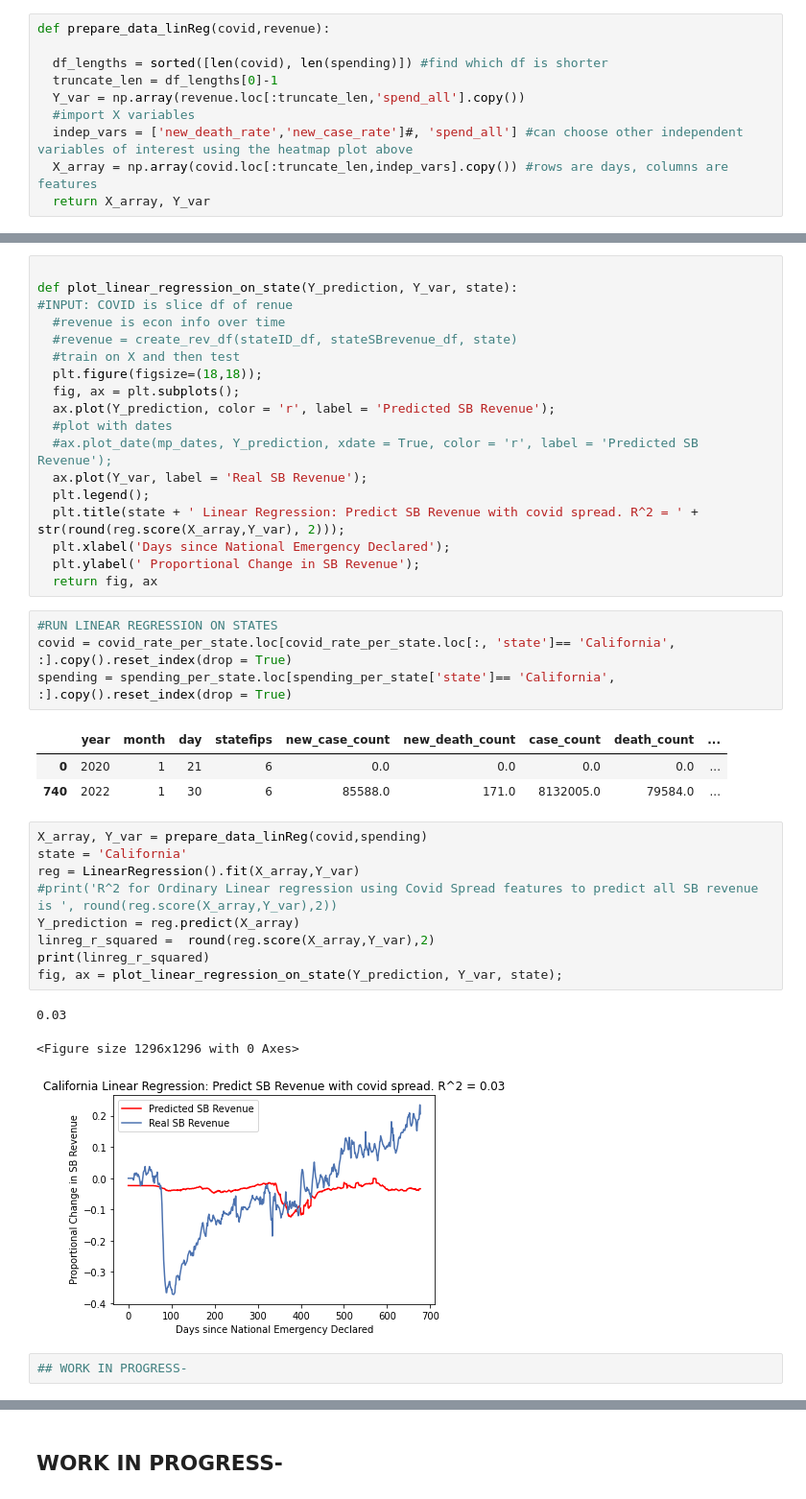
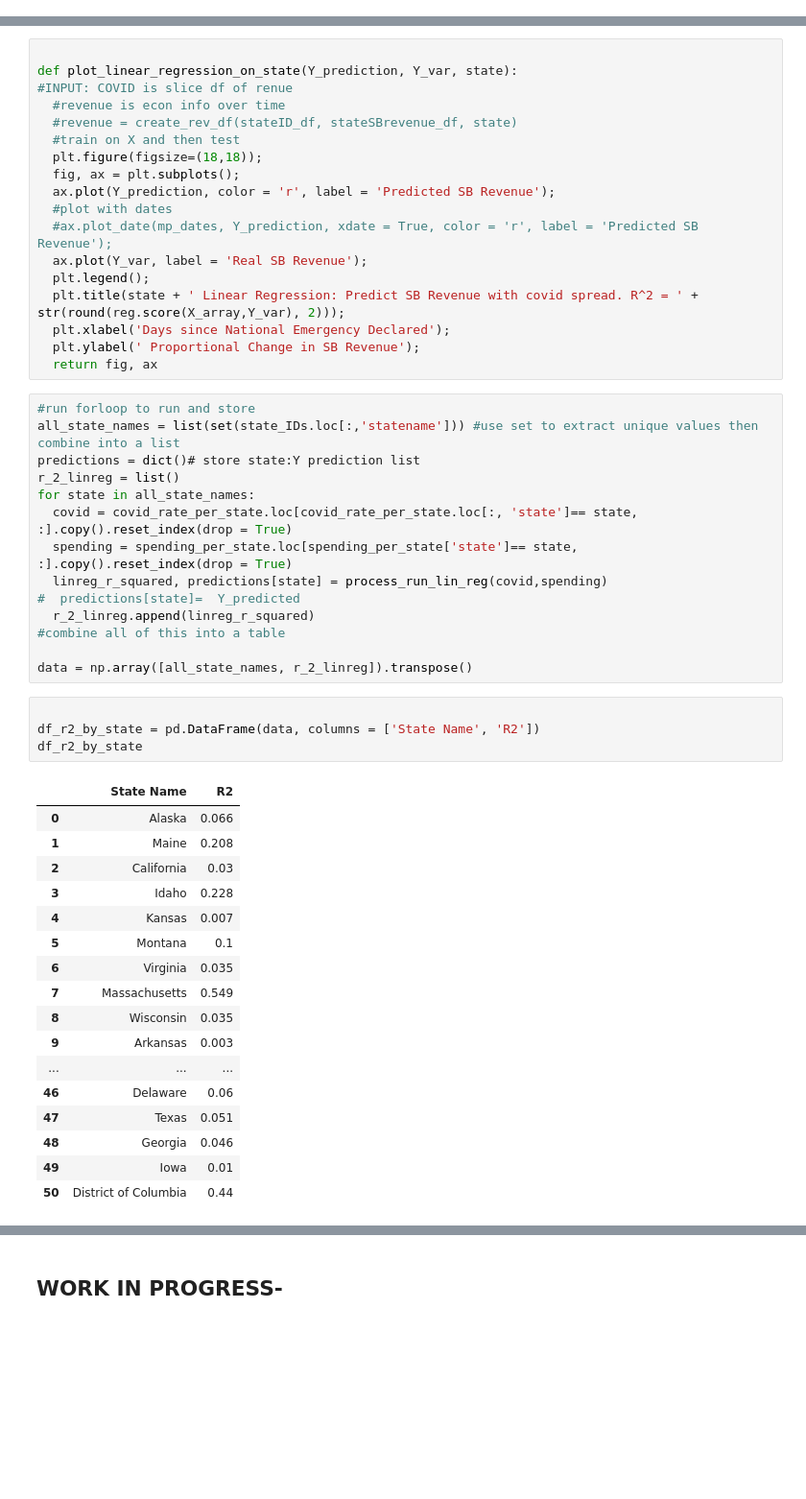
Before and after one commit to cjohnsoncruz/covid_spread_and_business_revenue, a Jupyter notebook: Quantifying_how_Covid_Case_Rates_affect_Business_Revenue.ipynb, the cells around one changed output, grey strips where cells are left out. Shown: that part at 96% size. Cells and saved outputs as stored; diff of their text form; blank space fills up the shorter version.

Commit message:
First Pass at all 50 states R2 value of Covid vs. Spending

```diff
--- a/Quantifying_how_Covid_Case_Rates_affect_Business_Revenue.ipynb
+++ b/Quantifying_how_Covid_Case_Rates_affect_Business_Revenue.ipynb
@@ -142,13 +144,3 @@ for row in range(num_rows):
 [figure]
 # %% [markdown]
 ## WORK IN PROGRESS- Building Ordinary Least Squares Linear Regression
-# %%
-def prepare_data_linReg(covid,revenue):
-
-  df_lengths = sorted([len(covid), len(spending)]) #find which df is shorter
-  truncate_len = df_lengths[0]-1
-  Y_var = np.array(revenue.loc[:truncate_len,'spend_all'].copy())
-  #import X variables
-  indep_vars = ['new_death_rate','new_case_rate']#, 'spend_all'] #can choose other independent variables of interest using the heatmap plot above
-  X_array = np.array(covid.loc[:truncate_len,indep_vars].copy()) #rows are days, columns are features
-  return X_array, Y_var
@@ -170,26 +195,39 @@ def plot_linear_regression_on_state(Y_prediction, Y_var, state):
   plt.xlabel('Days since National Emergency Declared');
   plt.ylabel(' Proportional Change in SB Revenue');
   return fig, ax
-# %%
-#RUN LINEAR REGRESSION ON STATES
-covid = covid_rate_per_state.loc[covid_rate_per_state.loc[:, 'state']== 'California', :].copy().reset_index(drop = True)
-spending = spending_per_state.loc[spending_per_state['state']== 'California', :].copy().reset_index(drop = True)
-# %% [output]
-|  | year | month | day | statefips | new_case_count | new_death_count | case_count | death_count | ... |
-| 0 | 2020 | 1 | 21 | 6 | 0.0 | 0.0 | 0.0 | 0.0 | ... |
-| 740 | 2022 | 1 | 30 | 6 | 85588.0 | 171.0 | 8132005.0 | 79584.0 | ... |
-# %%
-X_array, Y_var = prepare_data_linReg(covid,spending)
-state = 'California'
-reg = LinearRegression().fit(X_array,Y_var)
-#print('R^2 for Ordinary Linear regression using Covid Spread features to predict all SB revenue is ', round(reg.score(X_array,Y_var),2))
-Y_prediction = reg.predict(X_array)
-linreg_r_squared =  round(reg.score(X_array,Y_var),2)
-print(linreg_r_squared)
-fig, ax = plot_linear_regression_on_state(Y_prediction, Y_var, state);
-# %% [output]
-0.03
-<Figure size 1296x1296 with 0 Axes>
-[figure, removed]
-# %%
-## WORK IN PROGRESS-
+# %%
+#run forloop to run and store
+all_state_names = list(set(state_IDs.loc[:,'statename'])) #use set to extract unique values then combine into a list
+predictions = dict()# store state:Y prediction list
+r_2_linreg = list()
+for state in all_state_names:
+  covid = covid_rate_per_state.loc[covid_rate_per_state.loc[:, 'state']== state, :].copy().reset_index(drop = True)
+  spending = spending_per_state.loc[spending_per_state['state']== state, :].copy().reset_index(drop = True)
+  linreg_r_squared, predictions[state] = process_run_lin_reg(covid,spending)
+#  predictions[state]=  Y_predicted
+  r_2_linreg.append(linreg_r_squared)
+#combine all of this into a table
+
+data = np.array([all_state_names, r_2_linreg]).transpose()
+# %%
+
+df_r2_by_state = pd.DataFrame(data, columns = ['State Name', 'R2'])
+df_r2_by_state
+# %% [output]
+|  | State Name | R2 |
+| 0 | Alaska | 0.066 |
+| 1 | Maine | 0.208 |
+| 2 | California | 0.03 |
+| 3 | Idaho | 0.228 |
+| 4 | Kansas | 0.007 |
+| 5 | Montana | 0.1 |
+| 6 | Virginia | 0.035 |
+| 7 | Massachusetts | 0.549 |
+| 8 | Wisconsin | 0.035 |
+| 9 | Arkansas | 0.003 |
+| ... | ... | ... |
+| 46 | Delaware | 0.06 |
+| 47 | Texas | 0.051 |
+| 48 | Georgia | 0.046 |
+| 49 | Iowa | 0.01 |
+| 50 | District of Columbia | 0.44 |
```
Also changed, not shown: parts of 3 cells of this notebook.
